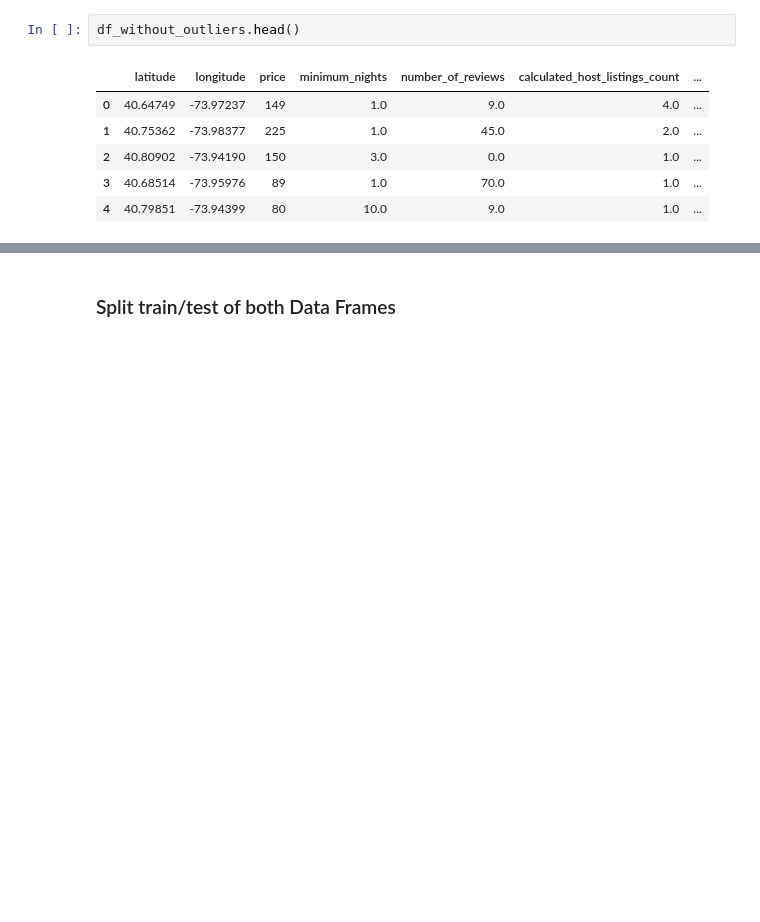
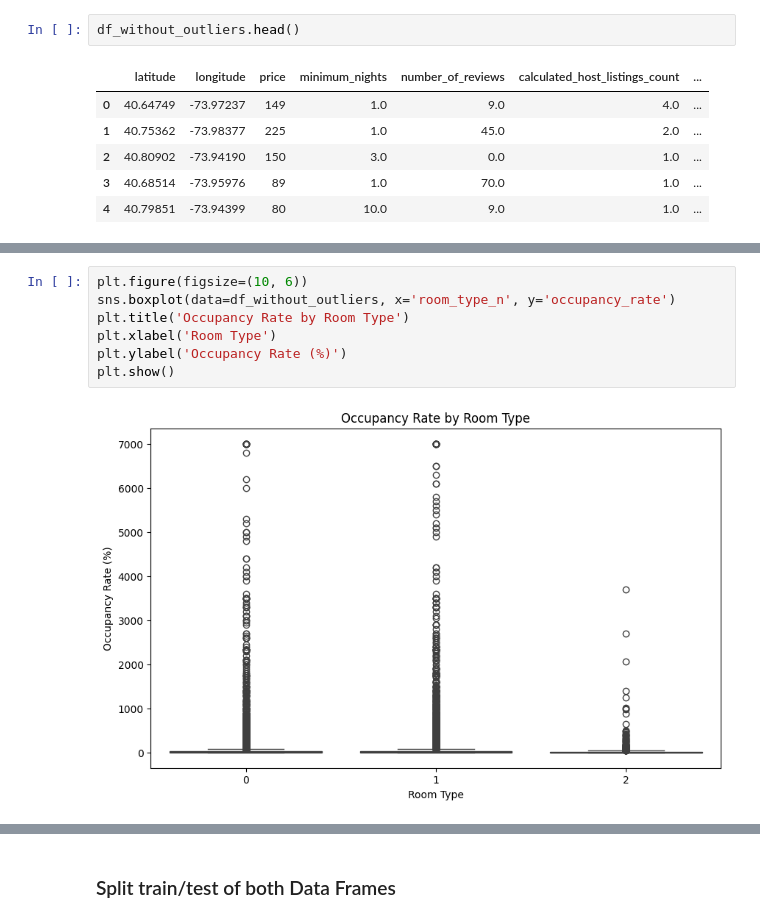
Before and after one commit to RitaViegas/RitaViegas---machine-learning-python-template, a Jupyter notebook: src/explore.ipynb, the cells around one changed output, grey strips where cells are left out. Drawn from its saved outputs; the diff is of its cells as text; blank space fills up the shorter version.

```diff
--- a/src/explore.ipynb
+++ b/src/explore.ipynb
@@ -604,0 +647,9 @@ df_without_outliers.head()
+# %%
+plt.figure(figsize=(10, 6))
+sns.boxplot(data=df_without_outliers, x='room_type_n', y='occupancy_rate')
+plt.title('Occupancy Rate by Room Type')
+plt.xlabel('Room Type')
+plt.ylabel('Occupancy Rate (%)')
+plt.show()
+# %% [output]
+[figure, added]
```
Also changed, not shown: parts of 17 cells of this notebook, 9 other files.
